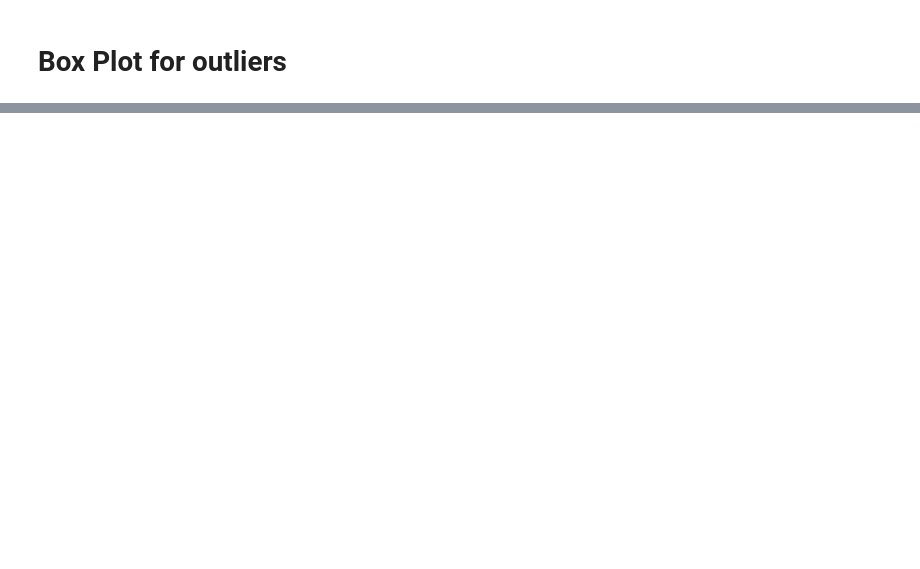
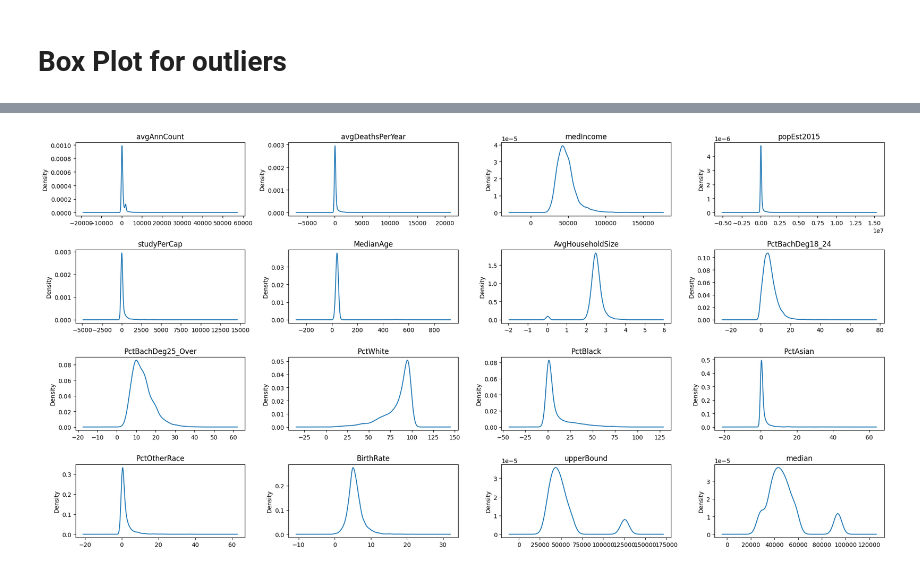
Before and after one commit to lokesh182/Cancer-Mortality-Rates-in-US-, a Jupyter notebook: eda.ipynb, the cells around one changed output, grey strips where cells are left out. Cells and saved outputs as stored; diff of their text form; code cells hidden in the pictures; blank space fills up the shorter version.

```diff
--- a/eda.ipynb
+++ b/eda.ipynb
@@ -110,0 +434,8 @@ fig = go.figure
+# %%
+# remove columns which are categorialcal and have less than 10 unique values
+cols_to_remove = []
+for col in pro_data.columns:
+    if pro_data[col].nunique() < 10:
+        cols_to_remove.append(col)
+print(len(cols_to_remove))
+data_for_skewness = pro_data.drop(cols_to_remove,axis = 1)
@@ -110,0 +457,11 @@ fig = go.figure
+# %%
+def identify_skewed_cols(df,cols):
+    skewed_cols = []
+    for col in cols:
+        skew = df[col].skew()
+        if skew > 1 or skew < -1:
+            skewed_cols.append(col)
+    return skewed_cols
+
+skewed_cols = identify_skewed_cols(data_for_skewness,data_for_skewness.columns)
+len(skewed_cols)
@@ -110,0 +484,11 @@ fig = go.figure
+# %%
+def identify_skewed_cols(df,cols):
+    skewed_cols = []
+    for col in cols:
+        skew = df[col].skew()
+        if skew > 1 or skew < -1:
+            skewed_cols.append(col)
+    return skewed_cols
+
+skewed_cols = identify_skewed_cols(data_for_skewness,data_for_skewness.columns)
+len(skewed_cols)
@@ -110,0 +497,2 @@ fig = go.figure
+# %%
+skewed_data = data_for_skewness[skewed_cols]
@@ -110,0 +513,10 @@ fig = go.figure
+# %%
+# plot the distribution of the skewed columns which is around 8 columns
+fig, axes = plt.subplots(nrows = 4,ncols = 4,figsize = (20,10))
+for i,col in enumerate(skewed_cols):
+    axes[i//4,i%4].set_title(col)
+    skewed_data[col].plot(kind = 'density',ax = axes[i//4,i%4],subplots = True,sharex = False,sharey = False)
+plt.tight_layout()
+plt.show()
+# %% [output]
+[figure, added]
```
Also changed, not shown: parts of 45 cells of this notebook, 2 other files.
